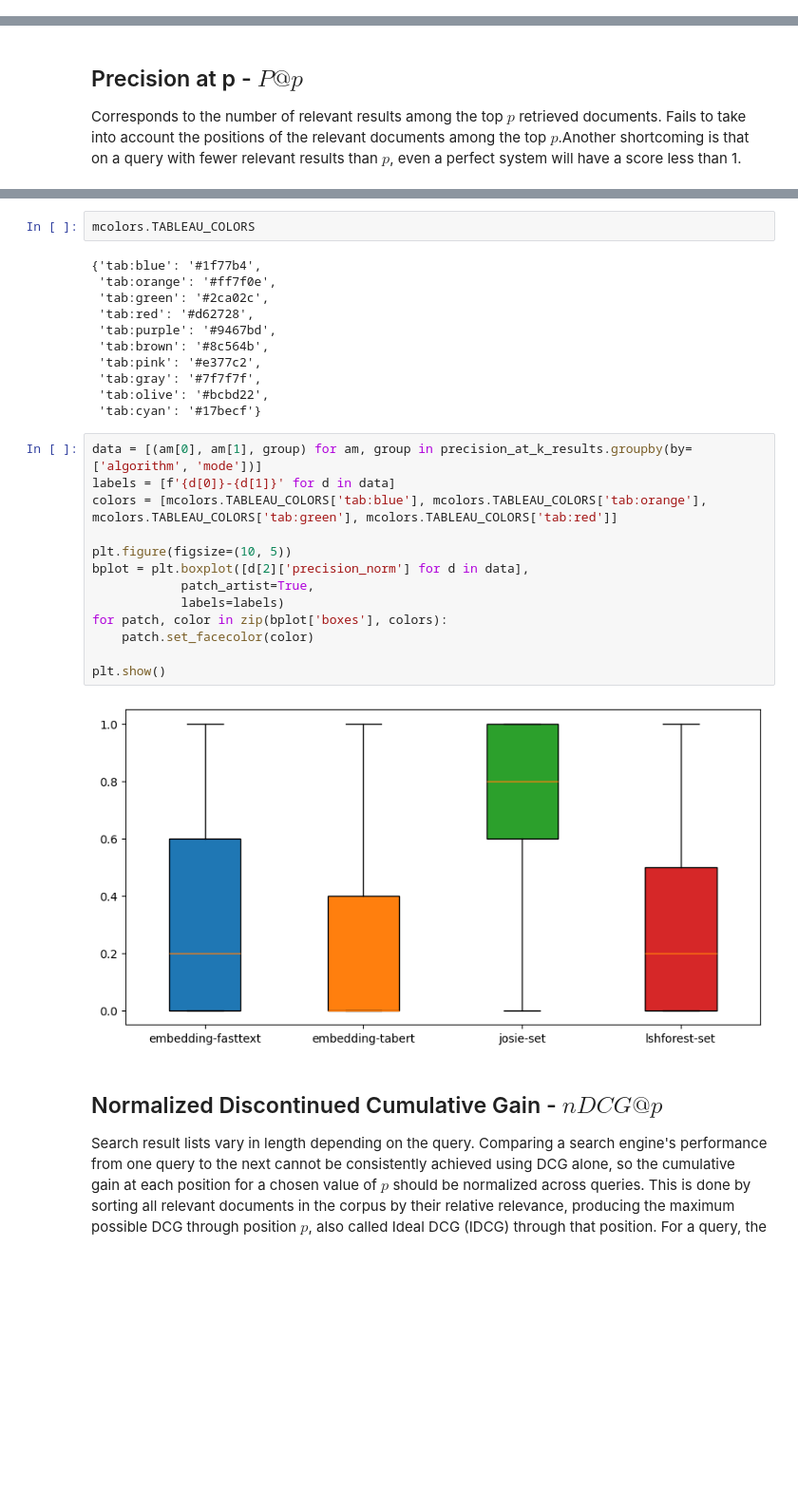
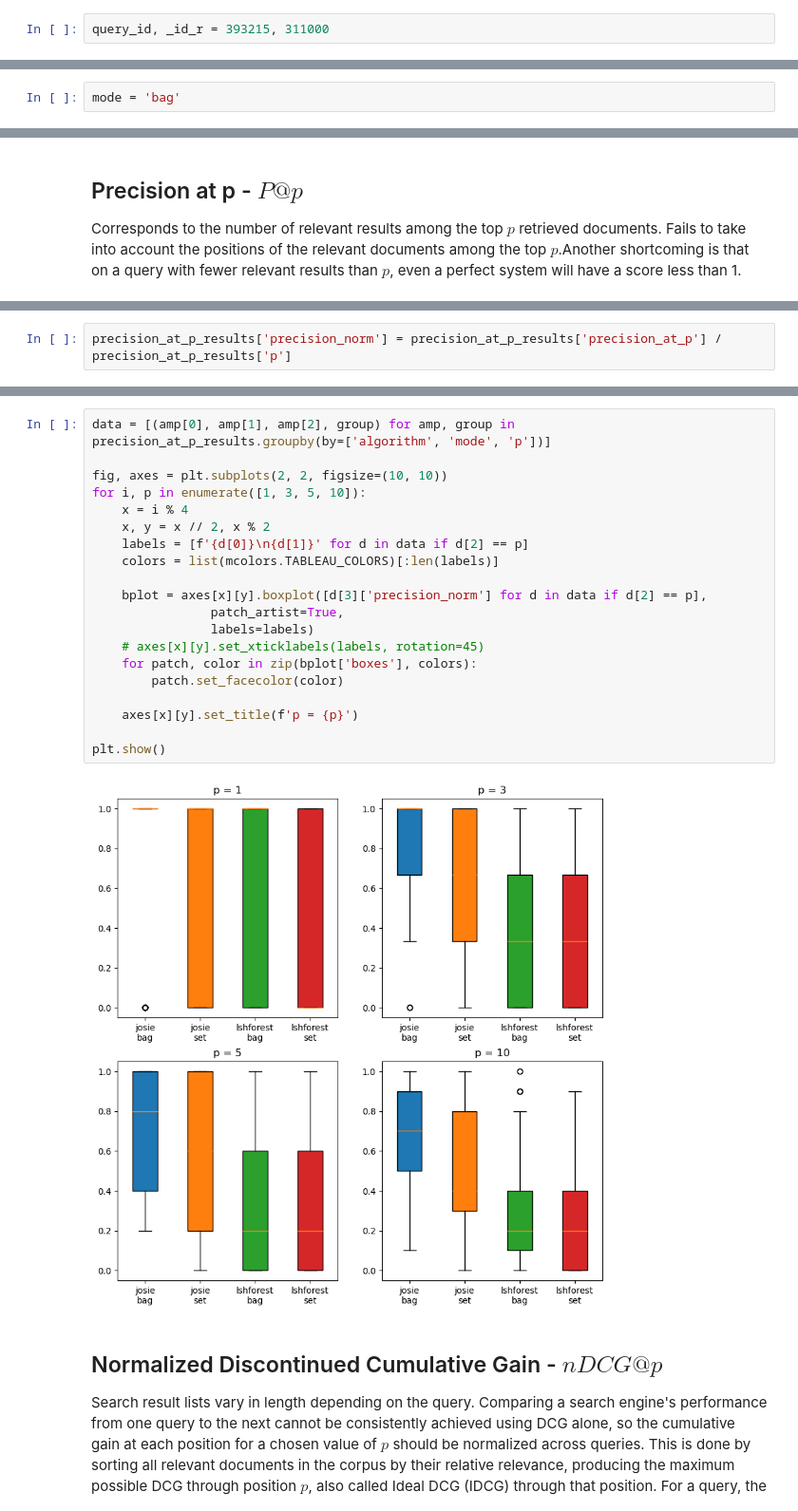
Before and after one commit to nanni00/datalake-table-finder, a Jupyter notebook: experiments/main/analysis.ipynb, the cells around one changed output, grey strips where cells are left out. Shown at 95% size. Drawn from its saved outputs; the diff is of its cells as text; blank space fills up the shorter version.

```diff
--- a/experiments/main/analysis.ipynb
+++ b/experiments/main/analysis.ipynb
@@ -138,0 +149,2 @@ set(qset).intersection(rset)
+# %%
+query_id, _id_r = 393215, 311000
@@ -138,0 +160,2 @@ set(qset).intersection(rset)
+# %%
+mode = 'bag'
@@ -385,2 +417,4 @@ precision_at_k_results['precision_norm'] = precision_at_k_results['precision_at_
+# %%
+precision_at_p_results['precision_norm'] = precision_at_p_results['precision_at_p'] / precision_at_p_results['p']
 # %%
 import matplotlib.colors as mcolors
@@ -387,31 +433,25 @@ import matplotlib.colors as mcolors
-# %%
-mcolors.TABLEAU_COLORS
-# %% [output]
-{'tab:blue': '#1f77b4',
- 'tab:orange': '#ff7f0e',
- 'tab:green': '#2ca02c',
- 'tab:red': '#d62728',
- 'tab:purple': '#9467bd',
- 'tab:brown': '#8c564b',
- 'tab:pink': '#e377c2',
- 'tab:gray': '#7f7f7f',
- 'tab:olive': '#bcbd22',
- 'tab:cyan': '#17becf'}
 # %%
-data = [(am[0], am[1], group) for am, group in precision_at_k_results.groupby(by=['algorithm', 'mode'])]
-labels = [f'{d[0]}-{d[1]}' for d in data]
-colors = [mcolors.TABLEAU_COLORS['tab:blue'], mcolors.TABLEAU_COLORS['tab:orange'], mcolors.TABLEAU_COLORS['tab:green'], mcolors.TABLEAU_COLORS['tab:red']]
+data = [(amp[0], amp[1], amp[2], group) for amp, group in precision_at_p_results.groupby(by=['algorithm', 'mode', 'p'])]
 
-plt.figure(figsize=(10, 5))
-bplot = plt.boxplot([d[2]['precision_norm'] for d in data],
-            patch_artist=True,
-            labels=labels)
-for patch, color in zip(bplot['boxes'], colors):
-    patch.set_facecolor(color)
+fig, axes = plt.subplots(2, 2, figsize=(10, 10))
+for i, p in enumerate([1, 3, 5, 10]):
+    x = i % 4
+    x, y = x // 2, x % 2
+    labels = [f'{d[0]}\n{d[1]}' for d in data if d[2] == p]
+    colors = list(mcolors.TABLEAU_COLORS)[:len(labels)]
+
+    bplot = axes[x][y].boxplot([d[3]['precision_norm'] for d in data if d[2] == p],
+                patch_artist=True,
+                labels=labels)
+    # axes[x][y].set_xticklabels(labels, rotation=45)
+    for patch, color in zip(bplot['boxes'], colors):
+        patch.set_facecolor(color)
+
+    axes[x][y].set_title(f'p = {p}')
 
 plt.show()
 # %% [output]
-[figure, old version]
+[figure, new version]
 # %% [markdown]
 ## Normalized Discontinued Cumulative Gain - $nDCG@p$
 
```
Also changed, not shown: parts of 47 cells of this notebook, 18 other files.
